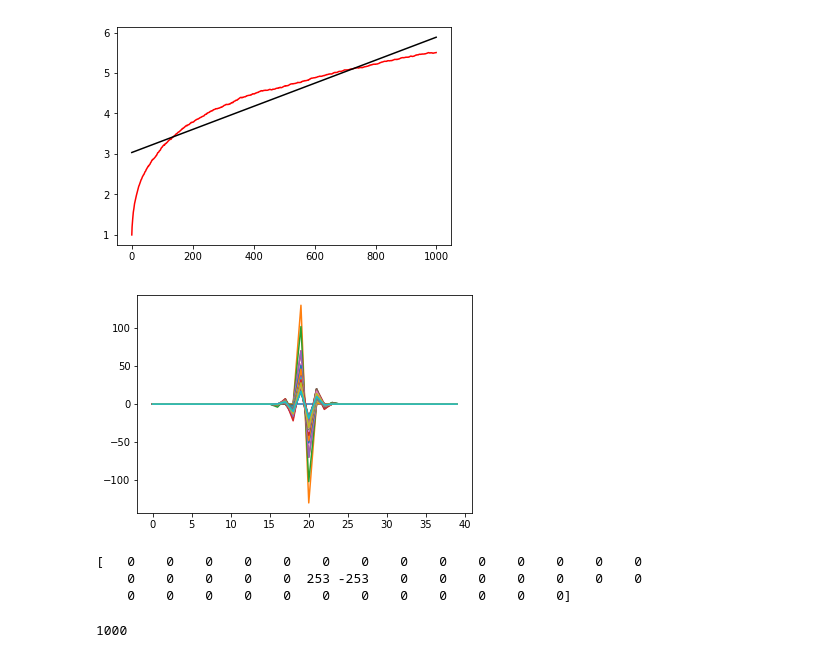
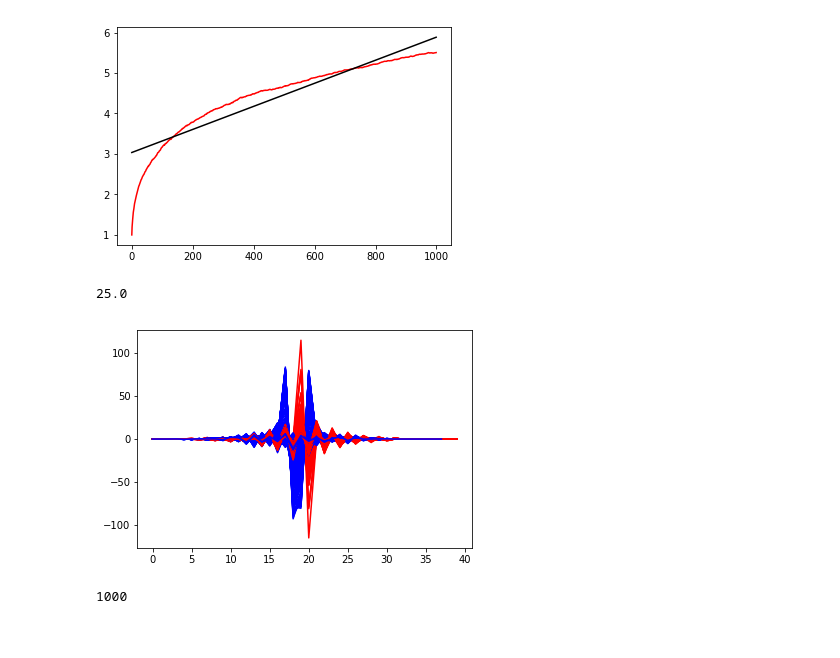
Before and after one commit to ckai22/DPS_Lecture, a Jupyter notebook: mid_term/Untitled.ipynb, the cells around one changed output. Saved outputs shown, nothing was run; the diff lists cells and outputs as text; code cells hidden in the pictures.

Commit message:
Approximate coding completed up to step 16. Analysis not finished. Code modification completed until step 8.

```diff
--- a/mid_term/Untitled.ipynb
+++ b/mid_term/Untitled.ipynb
@@ -103,7 +103,13 @@ def predict(X):
 #Step3
 # %%
 particle_number = 1000
-step_number = 1000
+step_number = 10000
 block_number = 40
-reachable_space = np.linspace(-500, 500, block_number + 1)
+r = 500
+reachable_space = np.linspace(-r, r, block_number + 1)
+
+dx = 2*r/(block_number)
+print(dx)
 #histogram = np.zeros((step_number, block_number))
+# %% [output]
+25.0
@@ -114,25 +116,35 @@ def fill_histogram(iteration, particle, histogram, ranges):
 # %%
 hist = []
 particle = np.zeros(particle_number)
 step = range(step_number)
+dif_list = []
 
 for i in step:
     for j in range(particle_number):
         r = np.random.rand()
         if r > 0.5:
             particle[j] += 1
         else:
             particle[j] -= 1
+    #hist.append(np.histogram(particle, bins = 41, range=(-500, 500))[0])
     hist.append(np.histogram(particle, bins = reachable_space)[0])
-    if i%10 == 0:
+    if i !=0 and i%10 == 0:
         dif = hist[i] - hist[i-1]
-        #plt.xticks(reachable_space)
-        plt.plot(dif)
+        dif_list.append(np.sum(abs(dif)))
+#         print(hist[i])
+#         print(hist[i-1])
+#         print(dif)
+        fxx = ((hist[i][2:block_number] - 2*hist[i][1:block_number-1] + hist[i][0:block_number-2])/dx/dx)*100
+        #fxx = ((hist[i] - 2*hist[i-1] + hist[i-2])/dx/dx)*100
+        plt.plot(dif,"r")
+        plt.plot(fxx, "b")
+#         plt.plot(hist[i], "m")
+#         plt.ylim(-50,50)
+#         display.display(plt.gcf())
+#         display.clear_output(wait=True)
+#         plt.cla()
+#         time.sleep(0.01)
+
+    #plt.plot(hist[i])
 # %% [output]
-[figure, old version]
+[figure, new version]
-# %%
-print(hist[0] - hist[1])
-# %% [output]
-[   0    0    0    0    0    0    0    0    0    0    0    0    0    0
-    0    0    0    0    0  253 -253    0    0    0    0    0    0    0
-    0    0    0    0    0    0    0    0    0    0    0    0]
```
Also changed, not shown: parts of 2 cells of this notebook, 2 other files.
